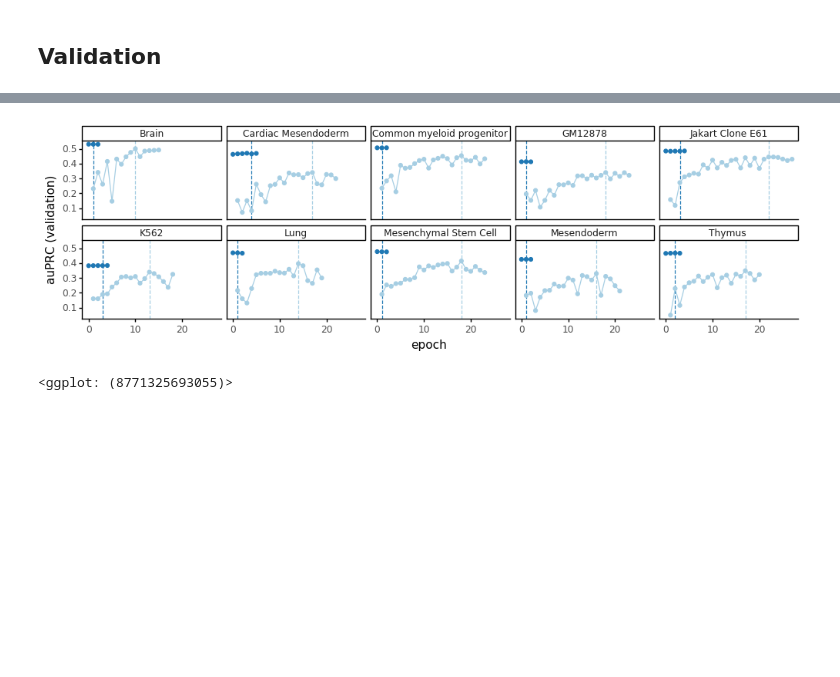
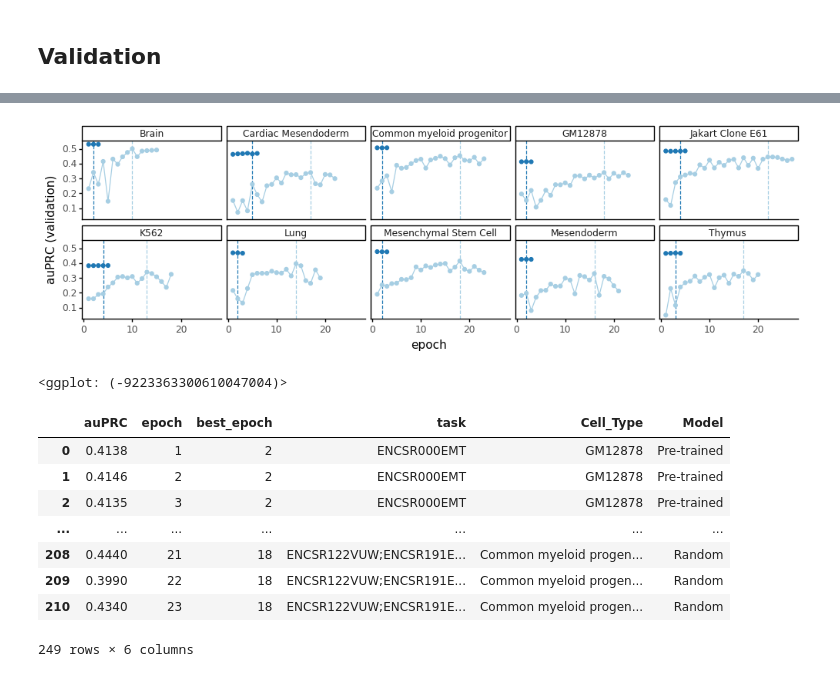
Before and after one commit to kipoi/manuscript, a Jupyter notebook: src/transfer_learning/plot.ipynb, the cells around one changed output, grey strips where cells are left out. Drawn from its saved outputs; the diff is of its cells as text; code cells hidden in the pictures; blank space fills up the shorter version.

Commit message:
fix fig3c plot

```diff
--- a/src/transfer_learning/plot.ipynb
+++ b/src/transfer_learning/plot.ipynb
@@ -12,7 +14,7 @@ setup_matplotlib()
 def load_results(glob_str=f"{ddir}/processed/tlearn/models/transferred/{{task}}/eval/valid/epoch-{{epoch}}.metrics.json"):
     def read_result(task, epoch, glob_str):
         fname = glob_str.format(task=task, epoch=epoch)
-        return {"task": task, "epoch": int(epoch),
+        return {"task": task, "epoch": int(epoch)+1,
                 **json.loads(Path(fname).read_text())}
     tasks, epochs,  = glob_wildcards(glob_str)
     return pd.DataFrame([read_result(task, epoch, glob_str) for task, epoch in zip(tasks, epochs)]).sort_values(['task', 'epoch'])
@@ -113,5 +117,17 @@ plt = ggplot(aes(x='epoch', y='auPRC', group='Model', color='Model'), data=dfv)
     ylab("auPRC (validation)")
 plt
 # %% [output]
-[figure, old version]
+[figure, new version]
-<ggplot: (8771325693055)>
+<ggplot: (-9223363300610047004)>
+# %%
+dfv
+# %% [output]
+|  | auPRC | epoch | best_epoch | task | Cell_Type | Model |
+| 0 | 0.4138 | 1 | 2 | ENCSR000EMT | GM12878 | Pre-trained |
+| 1 | 0.4146 | 2 | 2 | ENCSR000EMT | GM12878 | Pre-trained |
+| 2 | 0.4135 | 3 | 2 | ENCSR000EMT | GM12878 | Pre-trained |
+| ... | ... | ... | ... | ... | ... | ... |
+| 208 | 0.4440 | 21 | 18 | ENCSR122VUW;ENCSR191E... | Common myeloid progen... | Random |
+| 209 | 0.3990 | 22 | 18 | ENCSR122VUW;ENCSR191E... | Common myeloid progen... | Random |
+| 210 | 0.4340 | 23 | 18 | ENCSR122VUW;ENCSR191E... | Common myeloid progen... | Random |
+249 rows × 6 columns
```
Also changed, not shown: parts of 8 cells of this notebook, 2 other files.
